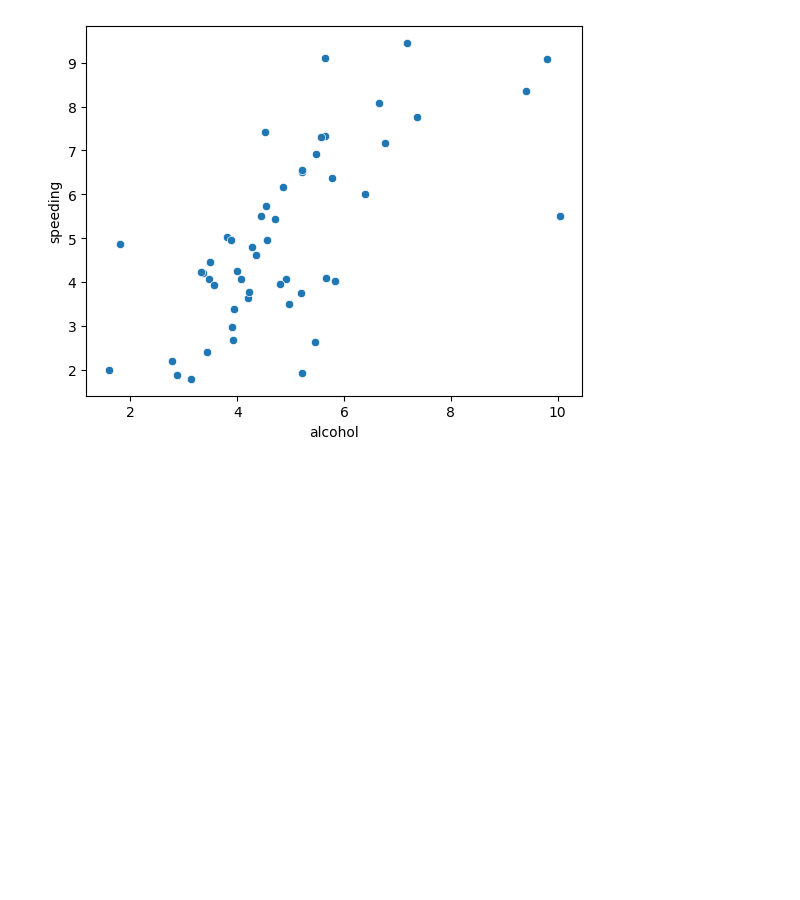
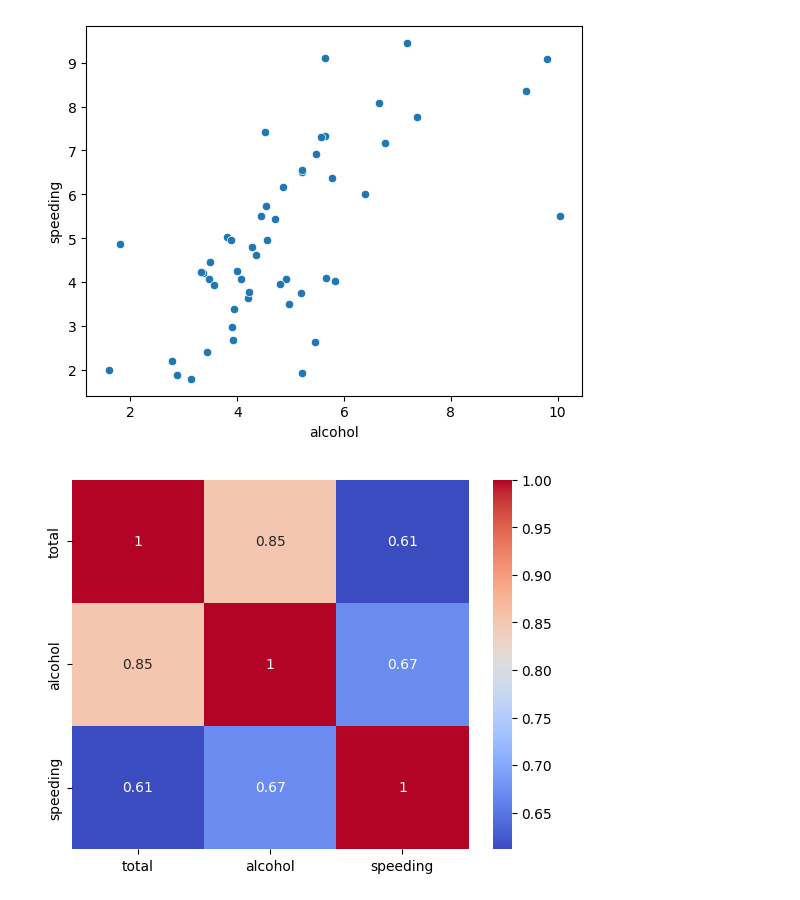
Before and after one commit to MLN142/EDA_Portfolio, a Jupyter notebook: Car_Crash_Analysis/CC_analysis.ipynb, the cells around one changed output. Cells and saved outputs as stored; diff of their text form; code cells hidden in the pictures; blank space fills up the shorter version.

```diff
--- a/Car_Crash_Analysis/CC_analysis.ipynb
+++ b/Car_Crash_Analysis/CC_analysis.ipynb
@@ -127,5 +127,11 @@ sns.scatterplot(data=df,x="alcohol",y="speeding")
 # %% [output]
 <Axes: xlabel='alcohol', ylabel='speeding'>
 [figure]
+# %%
+corr=df[["total","alcohol","speeding"]].corr()
+sns.heatmap(corr,annot=True,cmap="coolwarm")
+plt.show()
+# %% [output]
+[figure, added]
 # %%
 #higher alcohol consumption lead to higer crashes
```
Also changed, not shown: 1 other file.
